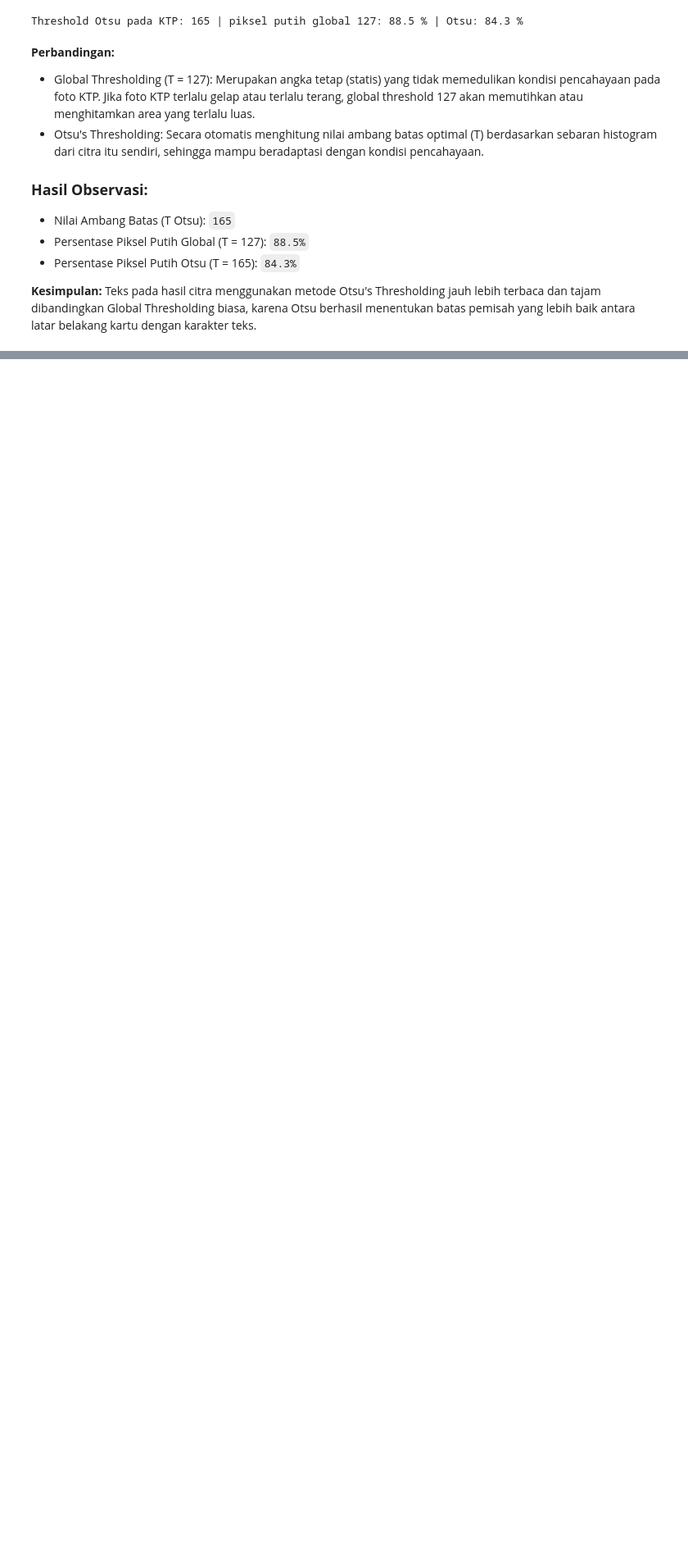
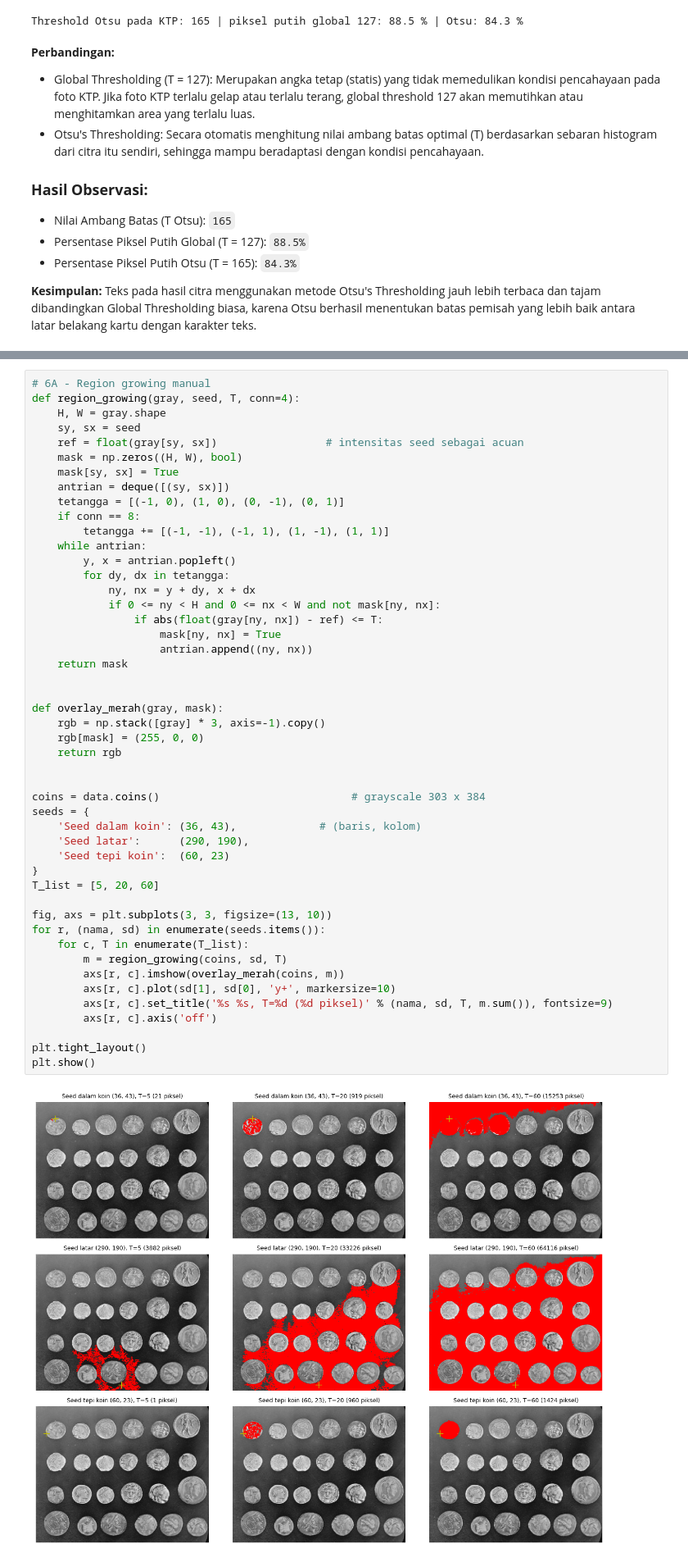
Before and after one commit to rsyadipras/PCVK_Ganjil2026, a Jupyter notebook: Week7_21.ipynb, the cells around one changed output, grey strips where cells are left out. Shown at 82% size. Drawn from its saved outputs; the diff is of its cells as text; blank space fills up the shorter version.

Commit message:
feat(week7_21): implement region based segmentation

```diff
--- a/Week7_21.ipynb
+++ b/Week7_21.ipynb
@@ -230,0 +234,50 @@ Teks pada hasil citra menggunakan metode Otsu's Thresholding jauh lebih terbaca
+# %%
+# 6A - Region growing manual
+def region_growing(gray, seed, T, conn=4):
+    H, W = gray.shape
+    sy, sx = seed
+    ref = float(gray[sy, sx])                 # intensitas seed sebagai acuan
+    mask = np.zeros((H, W), bool)
+    mask[sy, sx] = True
+    antrian = deque([(sy, sx)])
+    tetangga = [(-1, 0), (1, 0), (0, -1), (0, 1)]
+    if conn == 8:
+        tetangga += [(-1, -1), (-1, 1), (1, -1), (1, 1)]
+    while antrian:
+        y, x = antrian.popleft()
+        for dy, dx in tetangga:
+            ny, nx = y + dy, x + dx
+            if 0 <= ny < H and 0 <= nx < W and not mask[ny, nx]:
+                if abs(float(gray[ny, nx]) - ref) <= T:
+                    mask[ny, nx] = True
+                    antrian.append((ny, nx))
+    return mask
+
+
+def overlay_merah(gray, mask):
+    rgb = np.stack([gray] * 3, axis=-1).copy()
+    rgb[mask] = (255, 0, 0)
+    return rgb
+
+
+coins = data.coins()                              # grayscale 303 x 384
+seeds = {
+    'Seed dalam koin': (36, 43),             # (baris, kolom)
+    'Seed latar':      (290, 190),
+    'Seed tepi koin':  (60, 23)
+}
+T_list = [5, 20, 60]
+
+fig, axs = plt.subplots(3, 3, figsize=(13, 10))
+for r, (nama, sd) in enumerate(seeds.items()):
+    for c, T in enumerate(T_list):
+        m = region_growing(coins, sd, T)
+        axs[r, c].imshow(overlay_merah(coins, m))
+        axs[r, c].plot(sd[1], sd[0], 'y+', markersize=10)
+        axs[r, c].set_title('%s %s, T=%d (%d piksel)' % (nama, sd, T, m.sum()), fontsize=9)
+        axs[r, c].axis('off')
+
+plt.tight_layout()
+plt.show()
+# %% [output]
+[figure, added]
```
Also changed, not shown: parts of 3 cells of this notebook.
